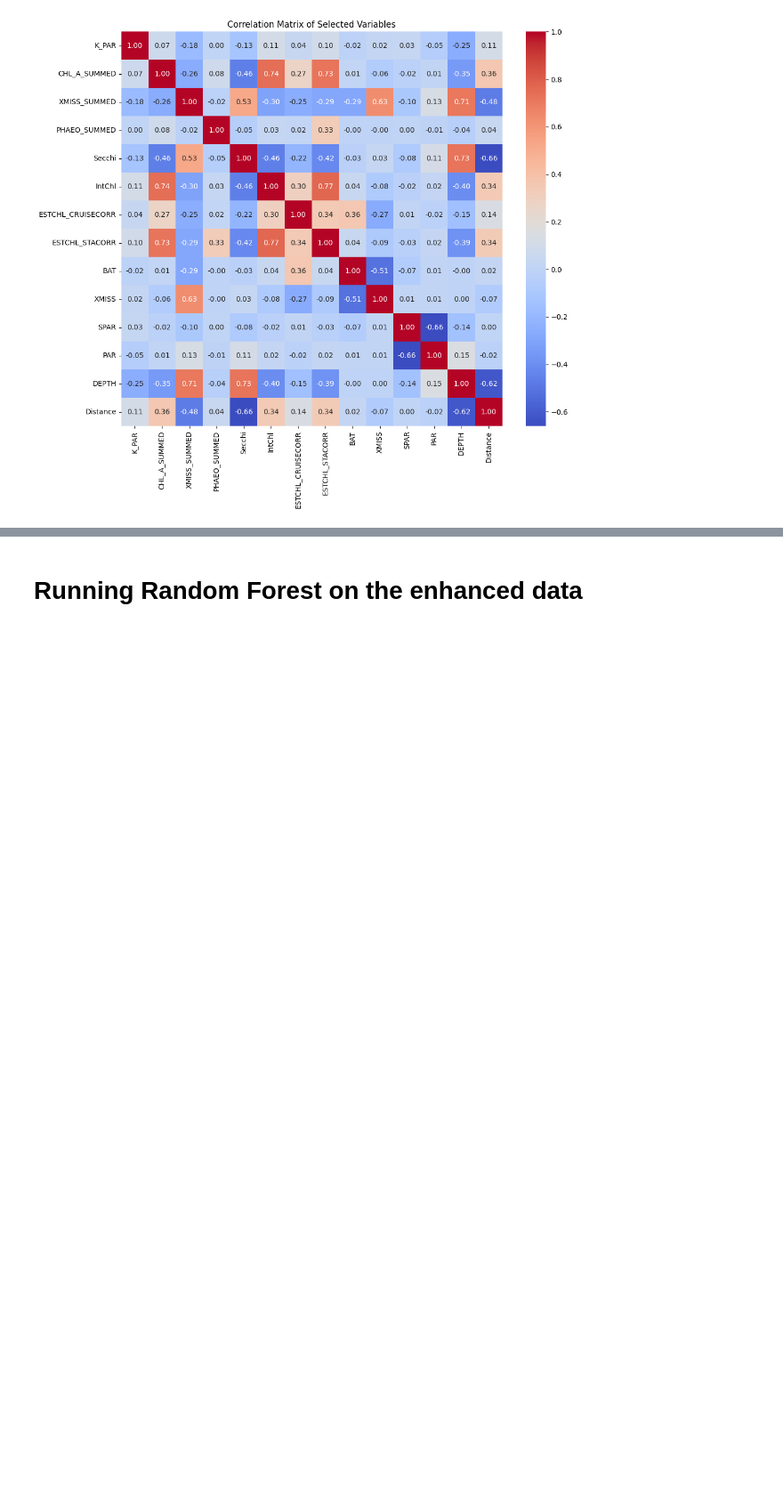
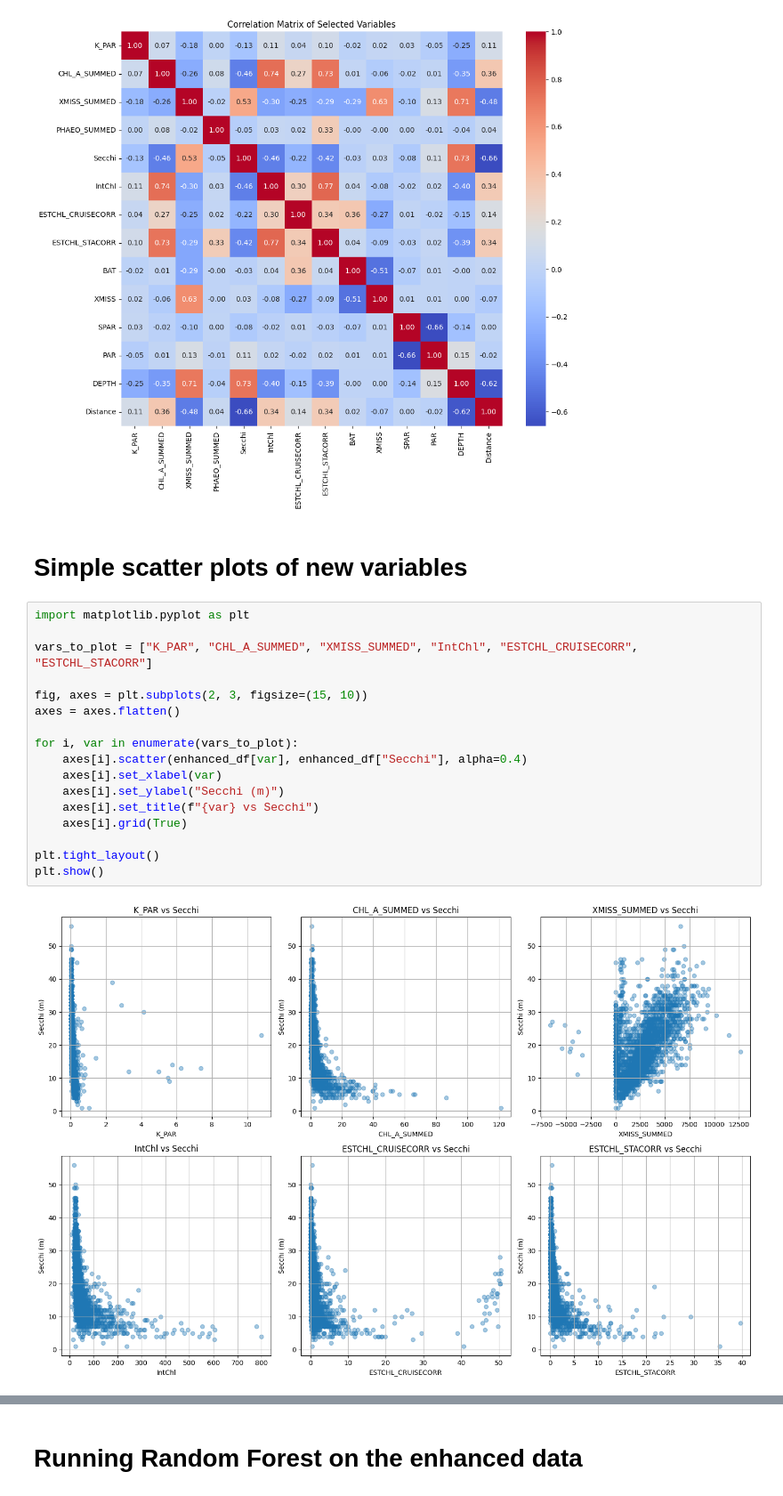
Before and after one commit to LucasC212/Scripps-Light-Attenuation-Capstone-Project, a Jupyter notebook: scripts/Models_with_Enhanced_Dataset.ipynb, the cells around one changed output, grey strips where cells are left out. Shown at 89% size. Drawn from its saved outputs; the diff is of its cells as text; blank space fills up the shorter version.

```diff
--- a/scripts/Models_with_Enhanced_Dataset.ipynb
+++ b/scripts/Models_with_Enhanced_Dataset.ipynb
@@ -84,3 +84,24 @@ plt.show()
 # %% [output]
 Visualization saved to ../results/correlation_matrix_enhanced_dataset.png
 [figure]
+# %% [markdown]
+# Simple scatter plots of new variables
+# %%
+import matplotlib.pyplot as plt
+
+vars_to_plot = ["K_PAR", "CHL_A_SUMMED", "XMISS_SUMMED", "IntChl", "ESTCHL_CRUISECORR", "ESTCHL_STACORR"]
+
+fig, axes = plt.subplots(2, 3, figsize=(15, 10))
+axes = axes.flatten()
+
+for i, var in enumerate(vars_to_plot):
+    axes[i].scatter(enhanced_df[var], enhanced_df["Secchi"], alpha=0.4)
+    axes[i].set_xlabel(var)
+    axes[i].set_ylabel("Secchi (m)")
+    axes[i].set_title(f"{var} vs Secchi")
+    axes[i].grid(True)
+
+plt.tight_layout()
+plt.show()
+# %% [output]
+[figure, added]
```
Also changed, not shown: parts of 11 cells of this notebook, 13 other files.
